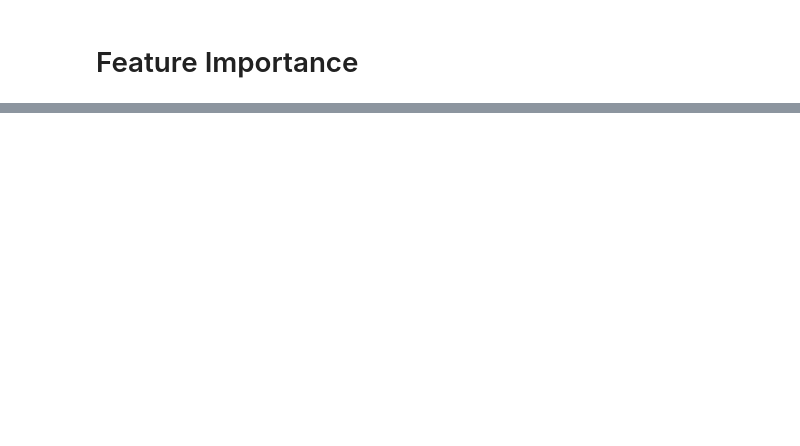
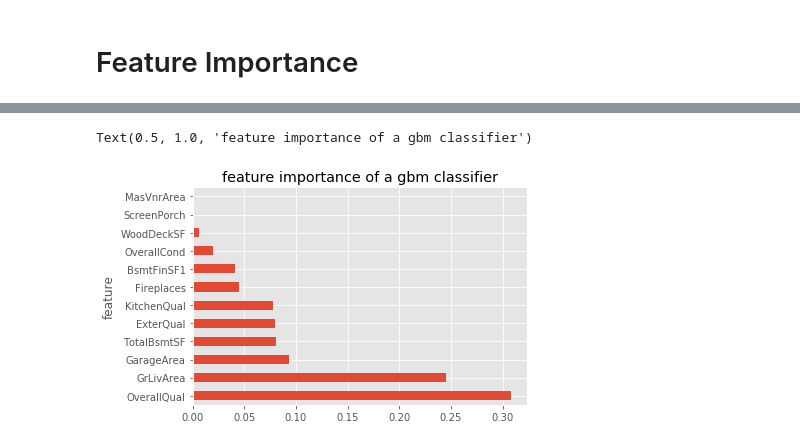
Before and after one commit to mhope321/ML-Project, a Jupyter notebook: Garrett/GBM_with_Feature_Selection_SalePrice.ipynb, the cells around one changed output, grey strips where cells are left out. Saved outputs shown, nothing was run; the diff lists cells and outputs as text; code cells hidden in the pictures; blank space fills up the shorter version.

```diff
--- a/Garrett/GBM_with_Feature_Selection_SalePrice.ipynb
+++ b/Garrett/GBM_with_Feature_Selection_SalePrice.ipynb
@@ -256,3 +261,11 @@ Text(0.5, 1.0, 'feature importance of a gbm classifier')
+# %%
+a, b = zip(*importance)
+importance_score = pd.DataFrame({'feature':a, 'score':b})
+importance_score.plot.barh(x='feature', y='score', legend=None)
+plt.title('feature importance of a gbm classifier')
+# %% [output]
+Text(0.5, 1.0, 'feature importance of a gbm classifier')
+[figure, added]
 # %%
 sns.regplot(x=y, y=y_pred, fit_reg=True, color='green', label='Gradient Boost')
 # %% [output]
```
Also changed, not shown: parts of 10 cells of this notebook.
